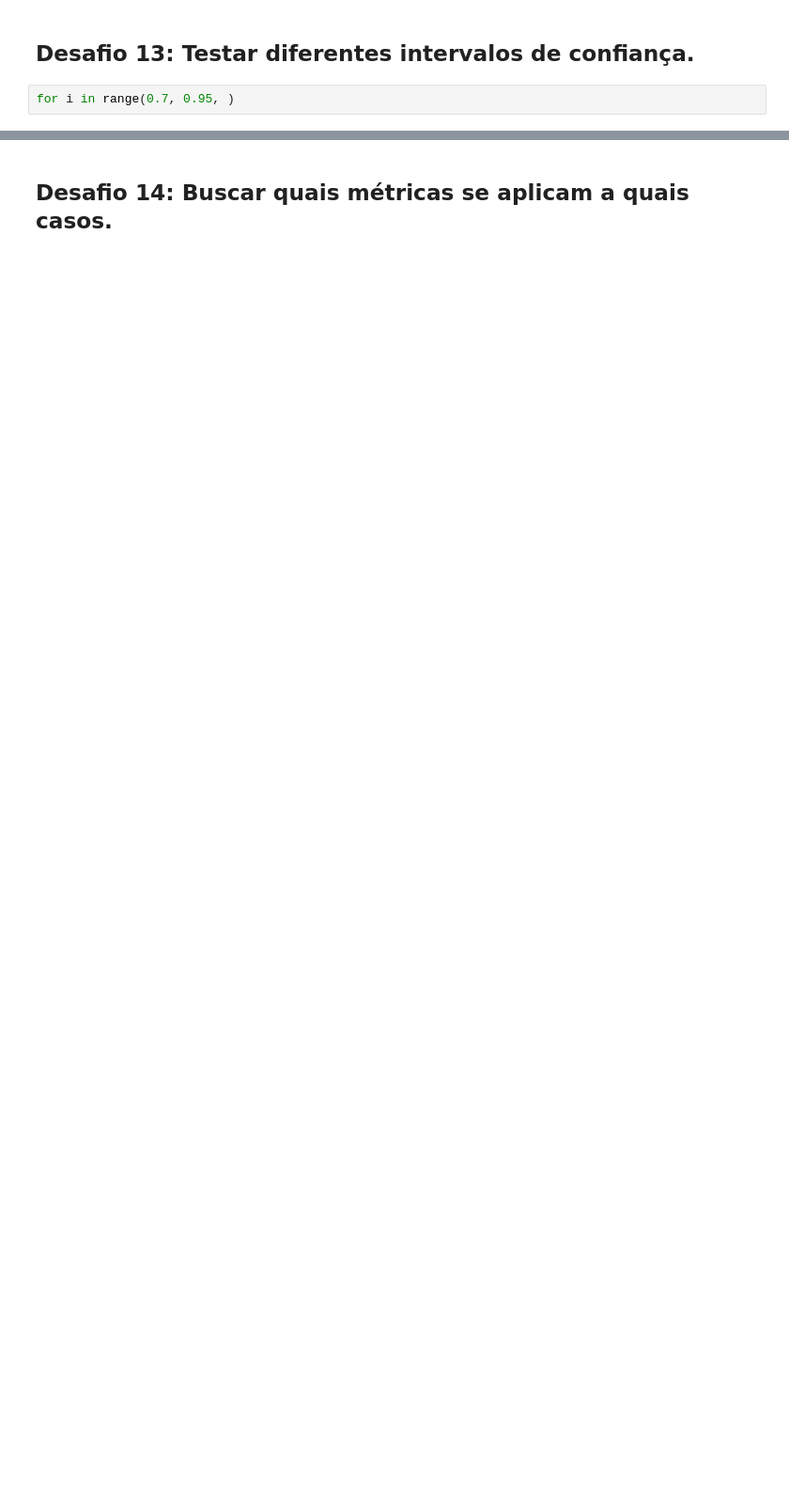
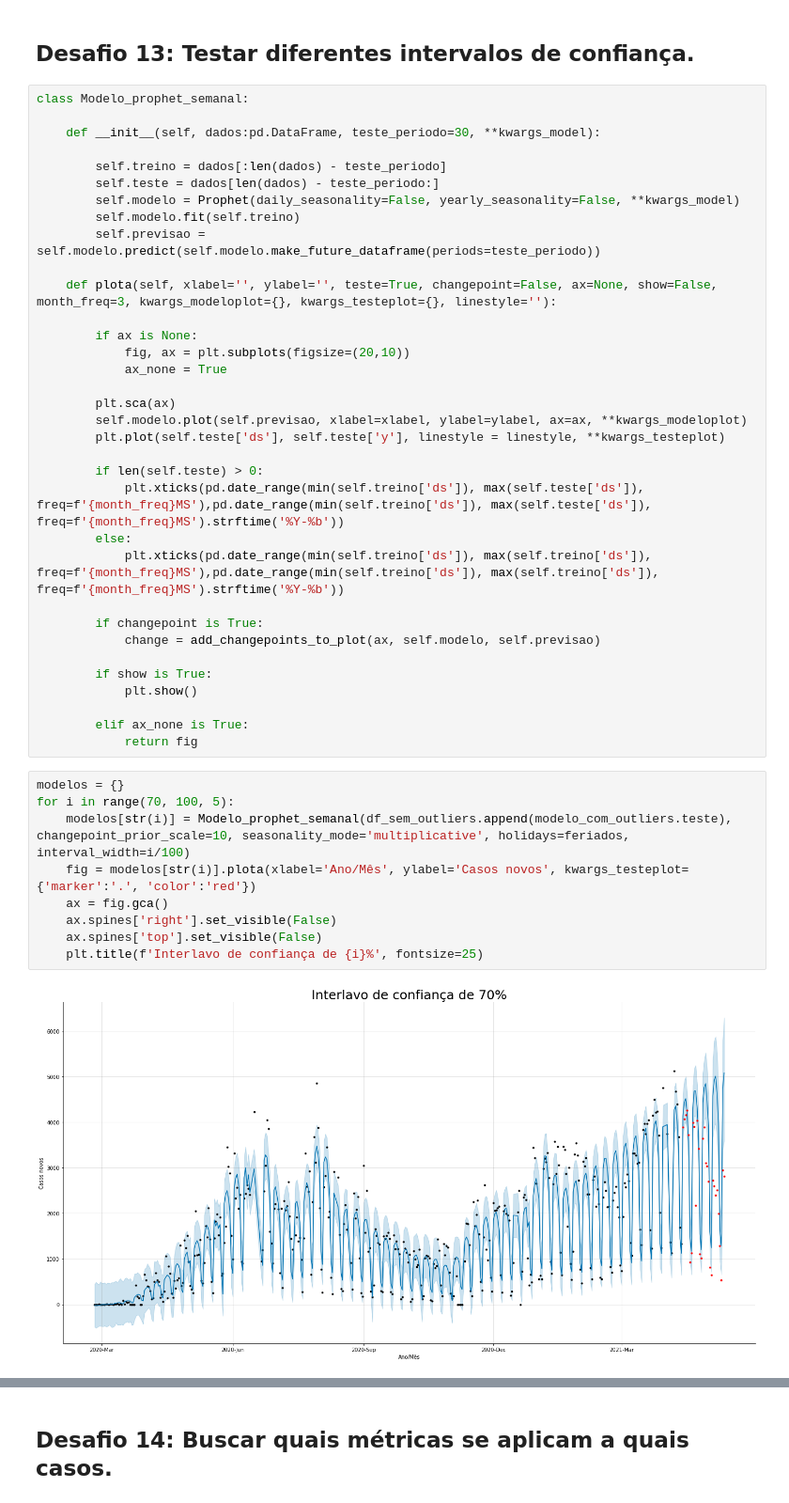
Before and after one commit to PedroHCAlmeida/Bootcamp_alura, a Jupyter notebook: Modulo_3/Aula5.ipynb, the cells around one changed output, grey strips where cells are left out. Shown at 94% size. Saved outputs shown, nothing was run; the diff lists cells and outputs as text; blank space fills up the shorter version.

```diff
--- a/Modulo_3/Aula5.ipynb
+++ b/Modulo_3/Aula5.ipynb
@@ -71,4 +91,47 @@ modelo = Modelo_prophet_semanal(df, changepoint_prior_scale=10, seasonality_mode
 # %% [markdown]
 ## Desafio 13: Testar diferentes intervalos de confiança.
+# %%
+class Modelo_prophet_semanal:
+
+    def __init__(self, dados:pd.DataFrame, teste_periodo=30, **kwargs_model):
+
+        self.treino = dados[:len(dados) - teste_periodo]
+        self.teste = dados[len(dados) - teste_periodo:]
+        self.modelo = Prophet(daily_seasonality=False, yearly_seasonality=False, **kwargs_model)
+        self.modelo.fit(self.treino)
+        self.previsao = self.modelo.predict(self.modelo.make_future_dataframe(periods=teste_periodo))
+
+    def plota(self, xlabel='', ylabel='', teste=True, changepoint=False, ax=None, show=False, month_freq=3, kwargs_modeloplot={}, kwargs_testeplot={}, linestyle=''):
+
+        if ax is None:
+            fig, ax = plt.subplots(figsize=(20,10))
+            ax_none = True
+
+        plt.sca(ax)
+        self.modelo.plot(self.previsao, xlabel=xlabel, ylabel=ylabel, ax=ax, **kwargs_modeloplot)
+        plt.plot(self.teste['ds'], self.teste['y'], linestyle = linestyle, **kwargs_testeplot)
+
+        if len(self.teste) > 0:
+            plt.xticks(pd.date_range(min(self.treino['ds']), max(self.teste['ds']), freq=f'{month_freq}MS'),pd.date_range(min(self.treino['ds']), max(self.teste['ds']), freq=f'{month_freq}MS').strftime('%Y-%b'))
+        else:
+            plt.xticks(pd.date_range(min(self.treino['ds']), max(self.treino['ds']), freq=f'{month_freq}MS'),pd.date_range(min(self.treino['ds']), max(self.treino['ds']), freq=f'{month_freq}MS').strftime('%Y-%b'))
+
+        if changepoint is True:
+            change = add_changepoints_to_plot(ax, self.modelo, self.previsao)
+
+        if show is True:
+            plt.show()
+
+        elif ax_none is True:
+            return fig
 # %%
-for i in range(0.7, 0.95, )
+modelos = {}
+for i in range(70, 100, 5):
+    modelos[str(i)] = Modelo_prophet_semanal(df_sem_outliers.append(modelo_com_outliers.teste), changepoint_prior_scale=10, seasonality_mode='multiplicative', holidays=feriados, interval_width=i/100)
+    fig = modelos[str(i)].plota(xlabel='Ano/Mês', ylabel='Casos novos', kwargs_testeplot={'marker':'.', 'color':'red'})
+    ax = fig.gca()
+    ax.spines['right'].set_visible(False)
+    ax.spines['top'].set_visible(False)
+    plt.title(f'Interlavo de confiança de {i}%', fontsize=25)
+# %% [output]
+[figure, added]
```
Also changed, not shown: parts of 8 cells of this notebook, 1 other file.
